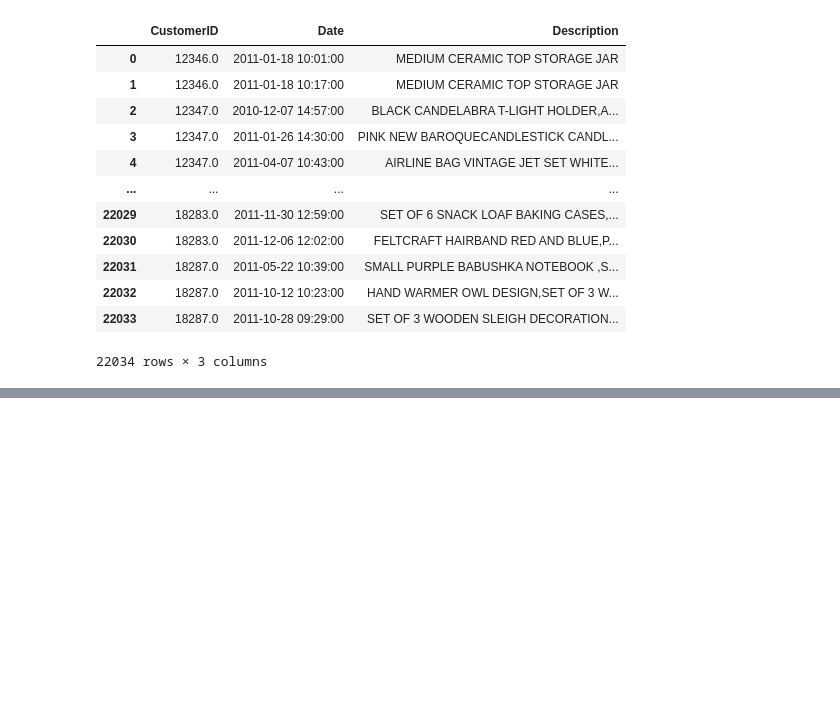
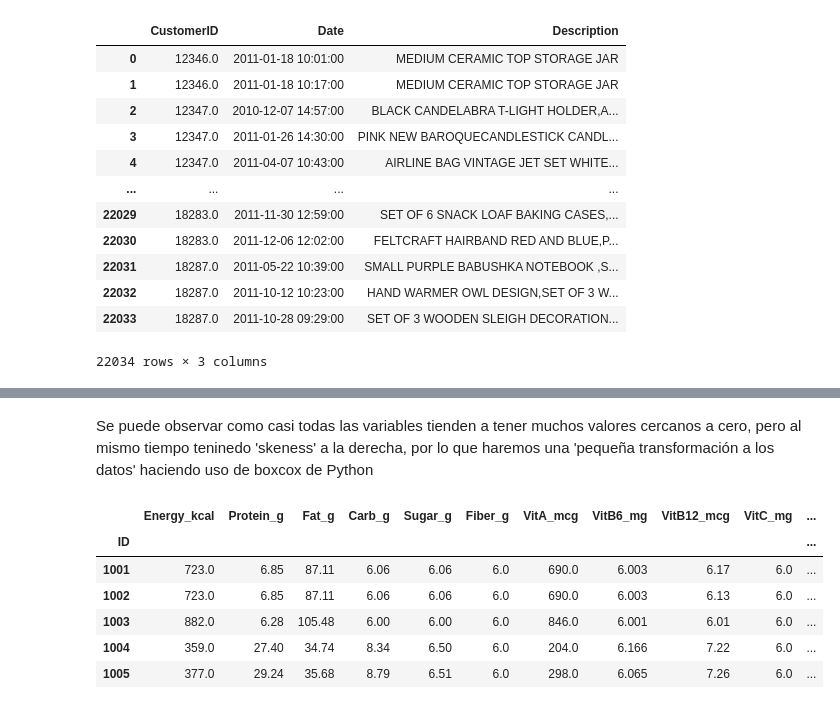
Before and after one commit to Sergio-Ibarra-1795/Diplomado_UNAM_DC_Full_gitHub, a Jupyter notebook: Modulo7_Aprendizaje_NO_supervisado/Modulo7_Practica2.ipynb, the cells around one changed output, grey strips where cells are left out. Cells and saved outputs as stored; diff of their text form; code cells hidden in the pictures; blank space fills up the shorter version.

```diff
--- a/Modulo7_Aprendizaje_NO_supervisado/Modulo7_Practica2.ipynb
+++ b/Modulo7_Aprendizaje_NO_supervisado/Modulo7_Practica2.ipynb
@@ -189,0 +386,20 @@ itemList
+# %%
+used = []
+corrs = []
+for i, j in enumerate(nutrition_pca.corr().columns):
+    for k in range(len(nutrition_pca.corr())):
+        if ((nutrition_pca.corr().iloc[k, i] > 0.9) &
+            (j not in used) &
+            (j != nutrition_pca.corr().index[k])):
+
+            used.append(j)
+            corrs.append((j, nutrition_pca.corr().index[k],
+                          np.round(nutrition_pca.corr().iloc[k, i], 2)))
+
+
+corrsdf = pd.DataFrame([[i[0] for i in corrs],
+                        [i[1] for i in corrs],
+                        [i[2] for i in corrs]])
+
+corrsdf = corrsdf.T.rename(columns = {0:'column',1:'row',2:'corr'})
+corrsdf[:15]
@@ -189,0 +508,21 @@ itemList
+# %% [markdown]
+Se puede observar como casi todas las variables tienden a tener muchos valores cercanos a cero, pero al mismo tiempo teninedo 'skeness' a la derecha, por lo que haremos una 'pequeña transformación a los datos' haciendo uso de boxcox de Python
+# %%
+from scipy.stats import boxcox
+
+# add 1 because data must be positive (we have many zeros)
+nutrition_pca = nutrition_pca + 1
+nutrition_pca_TF = nutrition_pca.copy()
+
+for i in nutrition_pca_TF.columns.values:
+    nutrition_pca_TF["%s_TF" % i] = boxcox(nutrition_pca_TF.loc[:, i])[0]
+
+nutrition_pca_TF.head(5)
+# %% [output]
+|  | Energy_kcal | Protein_g | Fat_g | Carb_g | Sugar_g | Fiber_g | VitA_mcg | VitB6_mg | VitB12_mcg | VitC_mg | ... |
+| ID |  |  |  |  |  |  |  |  |  |  | ... |
+| 1001 | 723.0 | 6.85 | 87.11 | 6.06 | 6.06 | 6.0 | 690.0 | 6.003 | 6.17 | 6.0 | ... |
+| 1002 | 723.0 | 6.85 | 87.11 | 6.06 | 6.06 | 6.0 | 690.0 | 6.003 | 6.13 | 6.0 | ... |
+| 1003 | 882.0 | 6.28 | 105.48 | 6.00 | 6.00 | 6.0 | 846.0 | 6.001 | 6.01 | 6.0 | ... |
+| 1004 | 359.0 | 27.40 | 34.74 | 8.34 | 6.50 | 6.0 | 204.0 | 6.166 | 7.22 | 6.0 | ... |
+| 1005 | 377.0 | 29.24 | 35.68 | 8.79 | 6.51 | 6.0 | 298.0 | 6.065 | 7.26 | 6.0 | ... |
```
Also changed, not shown: parts of 31 cells of this notebook, 2 other files.
